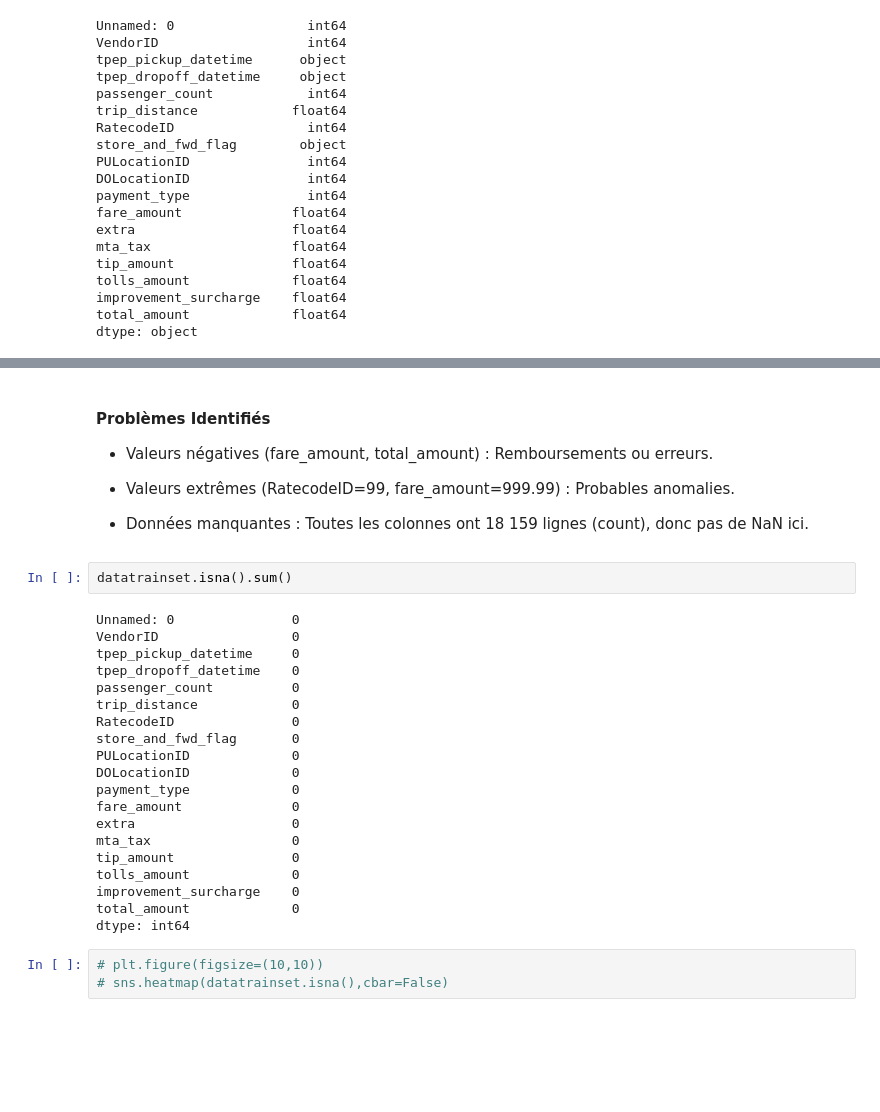
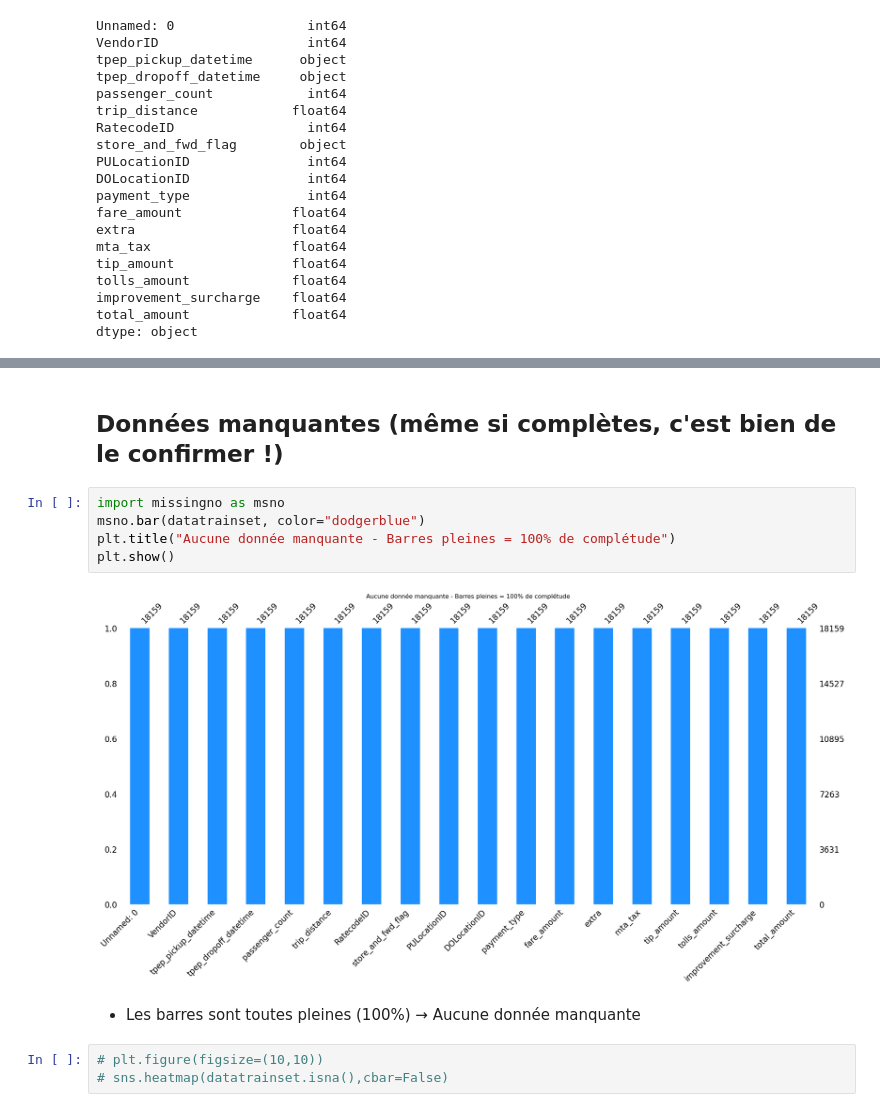
Before and after one commit to AliAch04/Data-Analysis-and-Modeling-of-Lack-of-Tipping-Among-Taxi-Drivers-in-New-York-City-PFE, a Jupyter notebook: ProjetTaxi(2).ipynb, the cells around one changed output, grey strips where cells are left out. Drawn from its saved outputs; the diff is of its cells as text; blank space fills up the shorter version.

```diff
--- a/ProjetTaxi(2).ipynb
+++ b/ProjetTaxi(2).ipynb
@@ -124,33 +118,14 @@ datatrainset.describe()
-# %% [markdown]
-#### Problèmes Identifiés
-
-- Valeurs négatives (fare_amount, total_amount) : Remboursements ou erreurs.
-
-- Valeurs extrêmes (RatecodeID=99, fare_amount=999.99) : Probables anomalies.
-
-- Données manquantes : Toutes les colonnes ont 18 159 lignes (count), donc pas de NaN ici.
+# %% [markdown]
+## Données manquantes (même si complètes, c'est bien de le confirmer !)
 # %%
-datatrainset.isna().sum()
+import missingno as msno
+msno.bar(datatrainset, color="dodgerblue")
+plt.title("Aucune donnée manquante - Barres pleines = 100% de complétude")
+plt.show()
 # %% [output]
-Unnamed: 0               0
-VendorID                 0
-tpep_pickup_datetime     0
-tpep_dropoff_datetime    0
-passenger_count          0
-trip_distance            0
-RatecodeID               0
-store_and_fwd_flag       0
-PULocationID             0
-DOLocationID             0
-payment_type             0
-fare_amount              0
-extra                    0
-mta_tax                  0
-tip_amount               0
-tolls_amount             0
-improvement_surcharge    0
-total_amount             0
-dtype: int64
+[figure, added]
+# %% [markdown]
+- Les barres sont toutes pleines (100%) → Aucune donnée manquante
 # %%
 # plt.figure(figsize=(10,10))
 # sns.heatmap(datatrainset.isna(),cbar=False)
```
Also changed, not shown: parts of 45 cells of this notebook.
